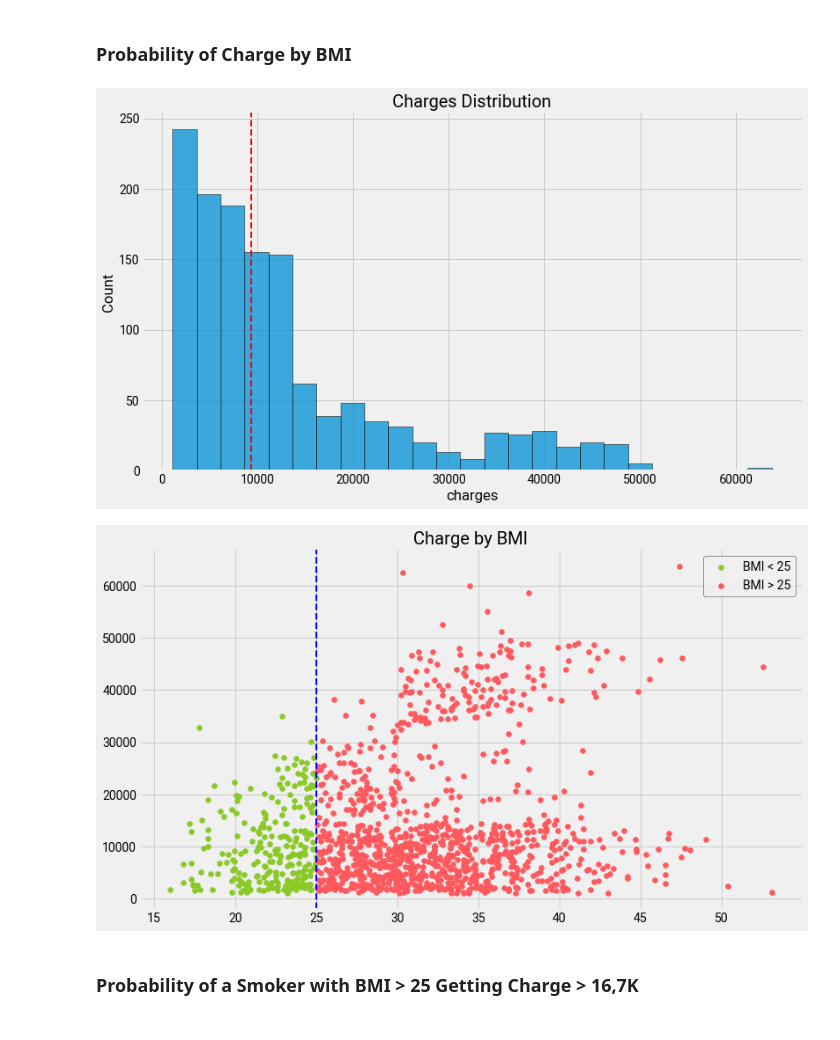
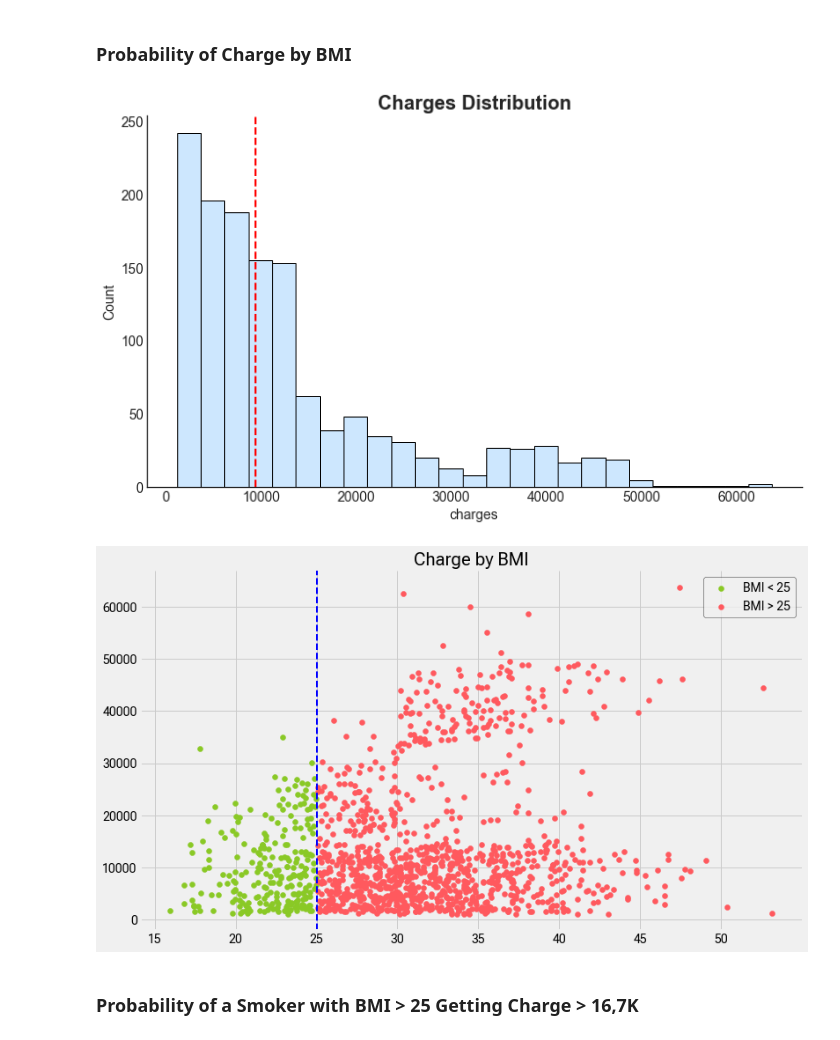
Before and after one commit to dwipaalfarisi/ads-projects, a Jupyter notebook: probability/main.ipynb, the cells around one changed output. Cells and saved outputs as stored; diff of their text form; code cells hidden in the pictures.

```diff
--- a/probability/main.ipynb
+++ b/probability/main.ipynb
@@ -597,8 +742,12 @@ with plt.style.context(seaborn):
 # %% [markdown]
 #### Distribution of Smokers and Non Smokers in each Region
 # %%
-yn_smoker_region = pd.DataFrame(insurance_data.groupby(['region', 'smoker']).count()['charges'])
+yn_smoker_region = pd.DataFrame(
+    insurance_data.groupby(['region', 'smoker'])
+    .count()['charges'])
+
 yn_smoker_region['percentage (%)'] = ((yn_smoker_region['charges']*100)/yn_smoker_region['charges'].sum())
+
 yn_smoker_region
 # %% [output]
 |  |  | charges | percentage (%) |
@@ -628,15 +777,15 @@ with plt.style.context(mpl):
         smoker_region_list,
         width,
         label='Non-Smoker',
-        color=nosmoker_cat
-        )
+        color=nosmoker_cat,
+        edgecolor='black')
     rects2 = ax.bar(
         x + width/2,
         no_smoker_region_list,
         width,
         label='Smoker',
-        color=smoker_cat
-        )
+        color=smoker_cat,
+        edgecolor='black')
 
     # Add some text for labels, title and custom x-axis tick labels, etc.
     ax.set_ylabel('Percent of Total (%)')
@@ -685,46 +836,41 @@ northwest_charges = insurance_data.loc[insurance_data['region'] == 'northwest']
 # %%
 with plt.style.context(seaborn):
     fig, ax = plt.subplots(figsize=(12, 7))
+
     sns.scatterplot(
         ax=ax,
         x=southwest_charges['age'],
         y=southwest_charges['charges'],
         color=region_pal['southwest'],
         edgecolor="black",
-        label='southwest'
-        )
+        label='southwest')
     sns.scatterplot(
         ax=ax,
         x=southeast_charges['age'],
         y=southeast_charges['charges'],
         color=region_pal['southeast'],
         edgecolor="black",
-        label='Southeast'
-        )
+        label='Southeast')
     sns.scatterplot(
         ax=ax,
         x=northeast_charges['age'],
         y=northeast_charges['charges'],
         color=region_pal['northeast'],
         edgecolor="black",
-        label='Northeast'
-        )
+        label='Northeast')
     sns.scatterplot(
         ax=ax,
         x=northwest_charges['age'],
         y=northwest_charges['charges'],
         color=region_pal['northwest'],
         edgecolor="black",
-        label='Northwest'
-        )
+        label='Northwest')
 
-    ax.set_title('Charges Distribution by Age in Each Region', fontsize=20)
+    ax.set_title('Charges Distribution by Age in Each Region')
     ax.xaxis.set_tick_params(labelsize=14)
-    ax.xaxis.label.set_size(14)
     ax.yaxis.set_tick_params(labelsize=14)
-    ax.yaxis.label.set_size(14)
 
-    ax.legend(loc='center left', bbox_to_anchor=(1, 0.5), edgecolor='black', fontsize='large')
+    ax.legend(loc='center left', bbox_to_anchor=(1, 0.5), edgecolor='black', fontsize=14)
 
     tick_spacing = 5
     ax.xaxis.set_major_locator(ticker.MultipleLocator(tick_spacing))
@@ -747,37 +900,53 @@ with plt.style.context(mpl):
 # %% [markdown]
 ### Probability of Charge by BMI
 # %%
-with plt.style.context(mpl):
+with plt.style.context(seaborn):
     fig, ax = plt.subplots(figsize=(12, 7))
     sns.histplot(
         ax=ax,
         data=insurance_data,
         x='charges',
         edgecolor='black',
-        bins=25
-        )
+        bins=25,
+        color=distribution_blue)
+
+    ax.xaxis.set_tick_params(labelsize=14)
+    ax.yaxis.set_tick_params(labelsize=14)
 
     ax.axvline(insurance_data['charges'].median(), linestyle='--', c='red', linewidth=2)
-    ax.set_title('Charges Distribution', fontsize=20)
+
+    ax.set_title('Charges Distribution')
     plt.show();
 # %% [output]
-[figure, old version]
+[figure, new version]
 # %%
+bmi_l25 = insurance_data[insurance_data['bmi'] < 25]
+bmi_m25 = insurance_data[insurance_data['bmi'] > 25]
+
 with plt.style.context(mpl):
-    bmi_l25 = insurance_data[insurance_data['bmi'] < 25]
-    bmi_m25 = insurance_data[insurance_data['bmi'] > 25]
+    fig, ax = plt.subplots(figsize=(12, 7))
 
-    fig, ax = plt.subplots(figsize=(12, 7))
-    ax.scatter(bmi_l25['bmi'], bmi_l25['charges'], c=bmiL25_cat, label='BMI < 25')
-    ax.scatter(bmi_m25['bmi'], bmi_m25['charges'], c=bmiM25_cat, label='BMI > 25')
+    ax.scatter(
+        bmi_l25['bmi'],
+        bmi_l25['charges'],
+        c=bmiL25_cat,
+        label='BMI < 25')
+    ax.scatter(
+        bmi_m25['bmi'],
+        bmi_m25['charges'],
+        c=bmiM25_cat,
+        label='BMI > 25')
+
+    ax.xaxis.set_tick_params(labelsize=14)
+    ax.yaxis.set_tick_params(labelsize=14)
 
     ax.axvline(x = 25, color = 'blue', linestyle='--', linewidth=2)
     ax.set_title('Charge by BMI')
-    ax.legend(edgecolor='black')
+    ax.legend(edgecolor='black', fontsize=14)
 
     plt.show();
 # %% [output]
-[figure, old version]
+[figure, new version]
 # %% [markdown]
 ### Probability of a Smoker with BMI > 25 Getting Charge > 16,7K
 # %%
```
Also changed, not shown: parts of 60 cells of this notebook, 1 other file.
